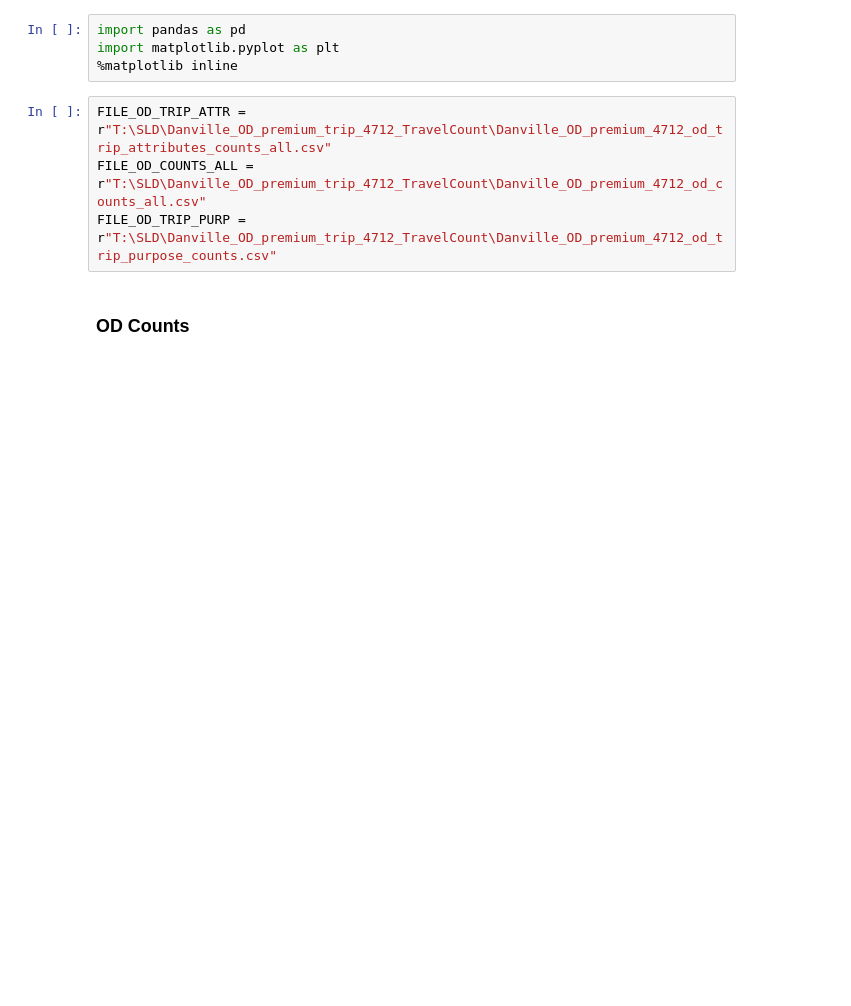
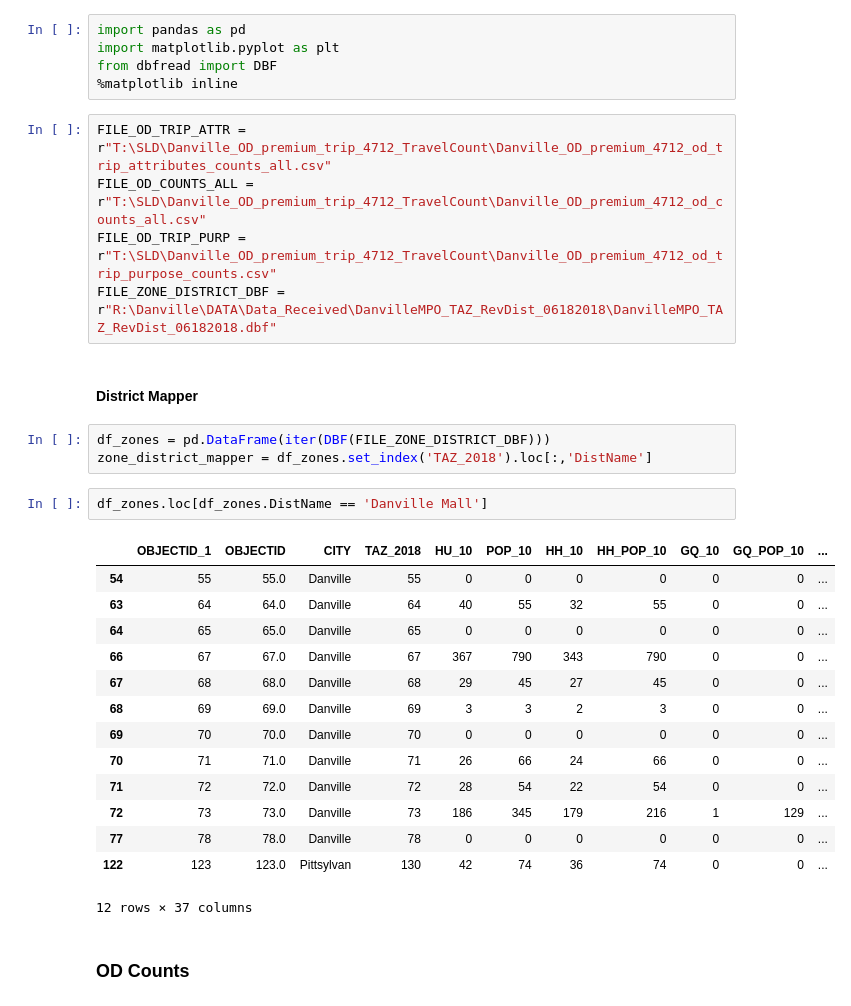
Before and after one commit to xys234/Work, a Jupyter notebook: notebooks/2018_10_04_EDA_Streetlight.ipynb, the cells around one changed output. Saved outputs shown, nothing was run; the diff lists cells and outputs as text; blank space fills up the shorter version.

```diff
--- a/notebooks/2018_10_04_EDA_Streetlight.ipynb
+++ b/notebooks/2018_10_04_EDA_Streetlight.ipynb
@@ -1,11 +1,35 @@
 # %%
 import pandas as pd
 import matplotlib.pyplot as plt
+from dbfread import DBF
 %matplotlib inline
 # %%
 FILE_OD_TRIP_ATTR = r"T:\SLD\Danville_OD_premium_trip_4712_TravelCount\Danville_OD_premium_4712_od_trip_attributes_counts_all.csv"
 FILE_OD_COUNTS_ALL = r"T:\SLD\Danville_OD_premium_trip_4712_TravelCount\Danville_OD_premium_4712_od_counts_all.csv"
 FILE_OD_TRIP_PURP = r"T:\SLD\Danville_OD_premium_trip_4712_TravelCount\Danville_OD_premium_4712_od_trip_purpose_counts.csv"
+FILE_ZONE_DISTRICT_DBF = r"R:\Danville\DATA\Data_Received\DanvilleMPO_TAZ_RevDist_06182018\DanvilleMPO_TAZ_RevDist_06182018.dbf"
+# %% [markdown]
+#### District Mapper
+# %%
+df_zones = pd.DataFrame(iter(DBF(FILE_ZONE_DISTRICT_DBF)))
+zone_district_mapper = df_zones.set_index('TAZ_2018').loc[:,'DistName']
+# %%
+df_zones.loc[df_zones.DistName == 'Danville Mall']
+# %% [output]
+|  | OBJECTID_1 | OBJECTID | CITY | TAZ_2018 | HU_10 | POP_10 | HH_10 | HH_POP_10 | GQ_10 | GQ_POP_10 | ... |
+| 54 | 55 | 55.0 | Danville | 55 | 0 | 0 | 0 | 0 | 0 | 0 | ... |
+| 63 | 64 | 64.0 | Danville | 64 | 40 | 55 | 32 | 55 | 0 | 0 | ... |
+| 64 | 65 | 65.0 | Danville | 65 | 0 | 0 | 0 | 0 | 0 | 0 | ... |
+| 66 | 67 | 67.0 | Danville | 67 | 367 | 790 | 343 | 790 | 0 | 0 | ... |
+| 67 | 68 | 68.0 | Danville | 68 | 29 | 45 | 27 | 45 | 0 | 0 | ... |
+| 68 | 69 | 69.0 | Danville | 69 | 3 | 3 | 2 | 3 | 0 | 0 | ... |
+| 69 | 70 | 70.0 | Danville | 70 | 0 | 0 | 0 | 0 | 0 | 0 | ... |
+| 70 | 71 | 71.0 | Danville | 71 | 26 | 66 | 24 | 66 | 0 | 0 | ... |
+| 71 | 72 | 72.0 | Danville | 72 | 28 | 54 | 22 | 54 | 0 | 0 | ... |
+| 72 | 73 | 73.0 | Danville | 73 | 186 | 345 | 179 | 216 | 1 | 129 | ... |
+| 77 | 78 | 78.0 | Danville | 78 | 0 | 0 | 0 | 0 | 0 | 0 | ... |
+| 122 | 123 | 123.0 | Pittsylvan | 130 | 42 | 74 | 36 | 74 | 0 | 0 | ... |
+12 rows × 37 columns
 # %% [markdown]
 ### OD Counts
 # %%
```
Also changed, not shown: parts of 3 cells of this notebook, 15 other files.
